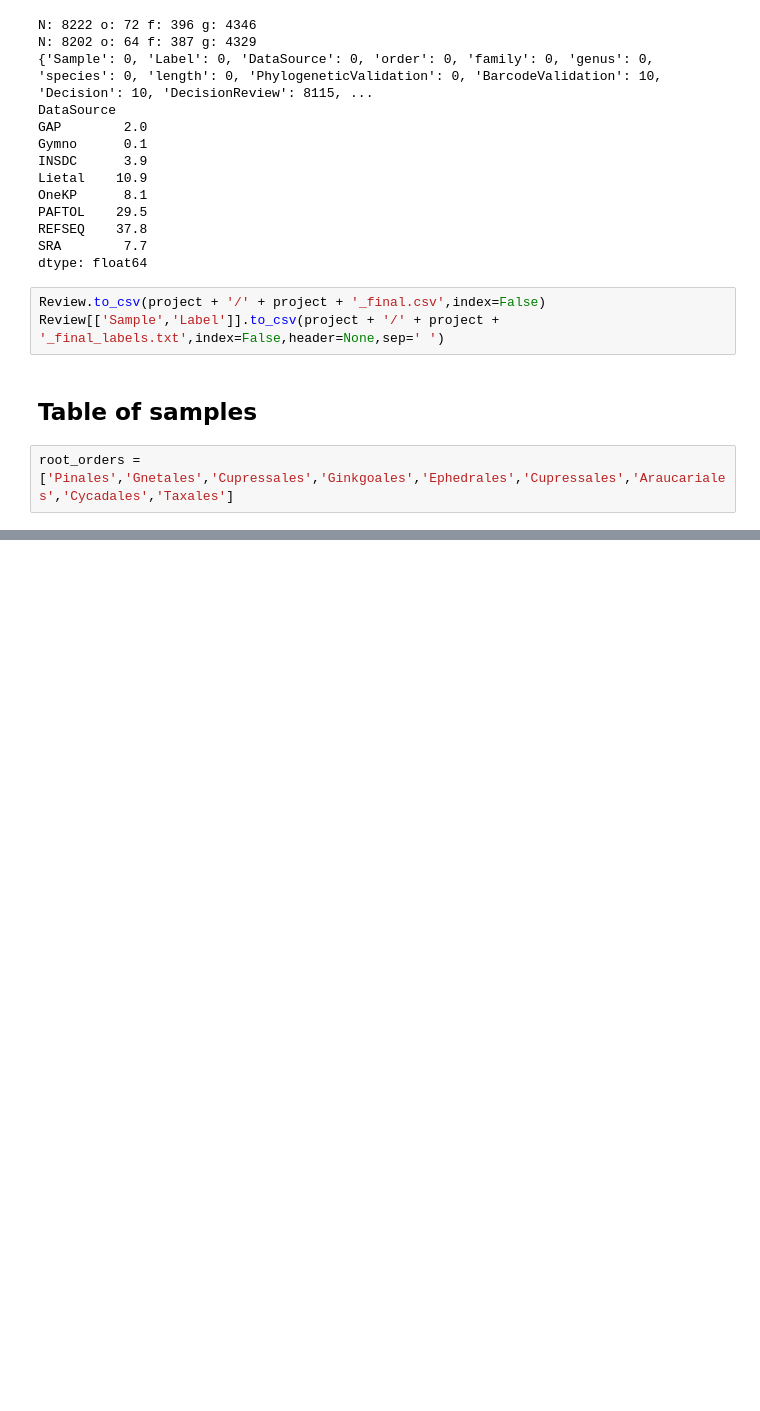
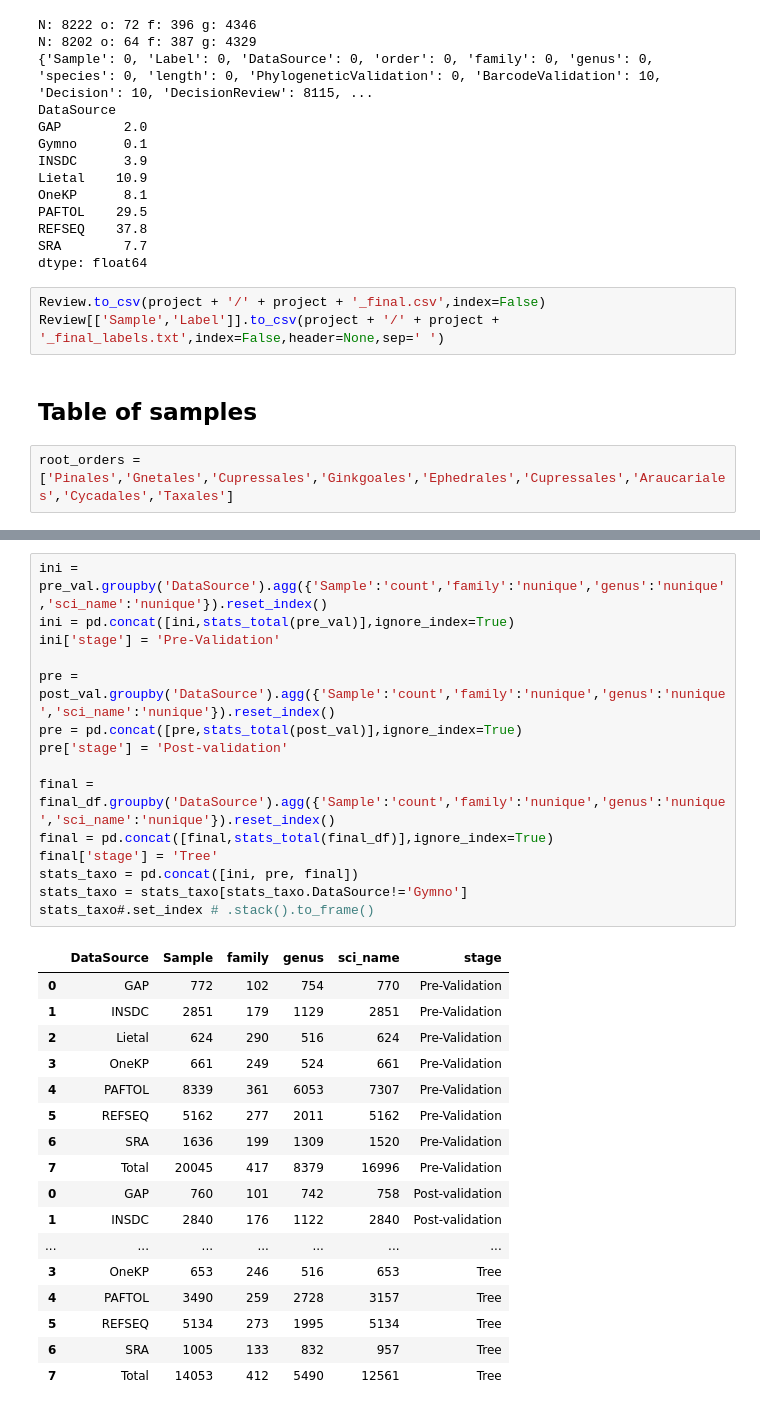
Before and after one commit to RBGKew/cpDNA, a Jupyter notebook: cpTree_v4.ipynb, the cells around one changed output, grey strips where cells are left out. Cells and saved outputs as stored; diff of their text form; blank space fills up the shorter version.

```diff
--- a/cpTree_v4.ipynb
+++ b/cpTree_v4.ipynb
@@ -489,3 +545,36 @@ stats_total(all_pt)
+# %%
+ini = pre_val.groupby('DataSource').agg({'Sample':'count','family':'nunique','genus':'nunique','sci_name':'nunique'}).reset_index()
+ini = pd.concat([ini,stats_total(pre_val)],ignore_index=True)
+ini['stage'] = 'Pre-Validation'
+
+pre = post_val.groupby('DataSource').agg({'Sample':'count','family':'nunique','genus':'nunique','sci_name':'nunique'}).reset_index()
+pre = pd.concat([pre,stats_total(post_val)],ignore_index=True)
+pre['stage'] = 'Post-validation'
+
+final = final_df.groupby('DataSource').agg({'Sample':'count','family':'nunique','genus':'nunique','sci_name':'nunique'}).reset_index()
+final = pd.concat([final,stats_total(final_df)],ignore_index=True)
+final['stage'] = 'Tree'
+stats_taxo = pd.concat([ini, pre, final])
+stats_taxo = stats_taxo[stats_taxo.DataSource!='Gymno']
+stats_taxo#.set_index # .stack().to_frame()
+# %% [output]
+|  | DataSource | Sample | family | genus | sci_name | stage |
+| 0 | GAP | 772 | 102 | 754 | 770 | Pre-Validation |
+| 1 | INSDC | 2851 | 179 | 1129 | 2851 | Pre-Validation |
+| 2 | Lietal | 624 | 290 | 516 | 624 | Pre-Validation |
+| 3 | OneKP | 661 | 249 | 524 | 661 | Pre-Validation |
+| 4 | PAFTOL | 8339 | 361 | 6053 | 7307 | Pre-Validation |
+| 5 | REFSEQ | 5162 | 277 | 2011 | 5162 | Pre-Validation |
+| 6 | SRA | 1636 | 199 | 1309 | 1520 | Pre-Validation |
+| 7 | Total | 20045 | 417 | 8379 | 16996 | Pre-Validation |
+| 0 | GAP | 760 | 101 | 742 | 758 | Post-validation |
+| 1 | INSDC | 2840 | 176 | 1122 | 2840 | Post-validation |
+| ... | ... | ... | ... | ... | ... | ... |
+| 3 | OneKP | 653 | 246 | 516 | 653 | Tree |
+| 4 | PAFTOL | 3490 | 259 | 2728 | 3157 | Tree |
+| 5 | REFSEQ | 5134 | 273 | 1995 | 5134 | Tree |
+| 6 | SRA | 1005 | 133 | 832 | 957 | Tree |
+| 7 | Total | 14053 | 412 | 5490 | 12561 | Tree |
 # %%
 stats_taxo = pd.concat([ini.set_index(['stage','DataSource']).stack().to_frame().rename(columns={0:'N'}),
                         pre.set_index(['stage','DataSource']).stack().to_frame().rename(columns={0:'N'}),
```
Also changed, not shown: parts of 29 cells of this notebook, 3 other files.
